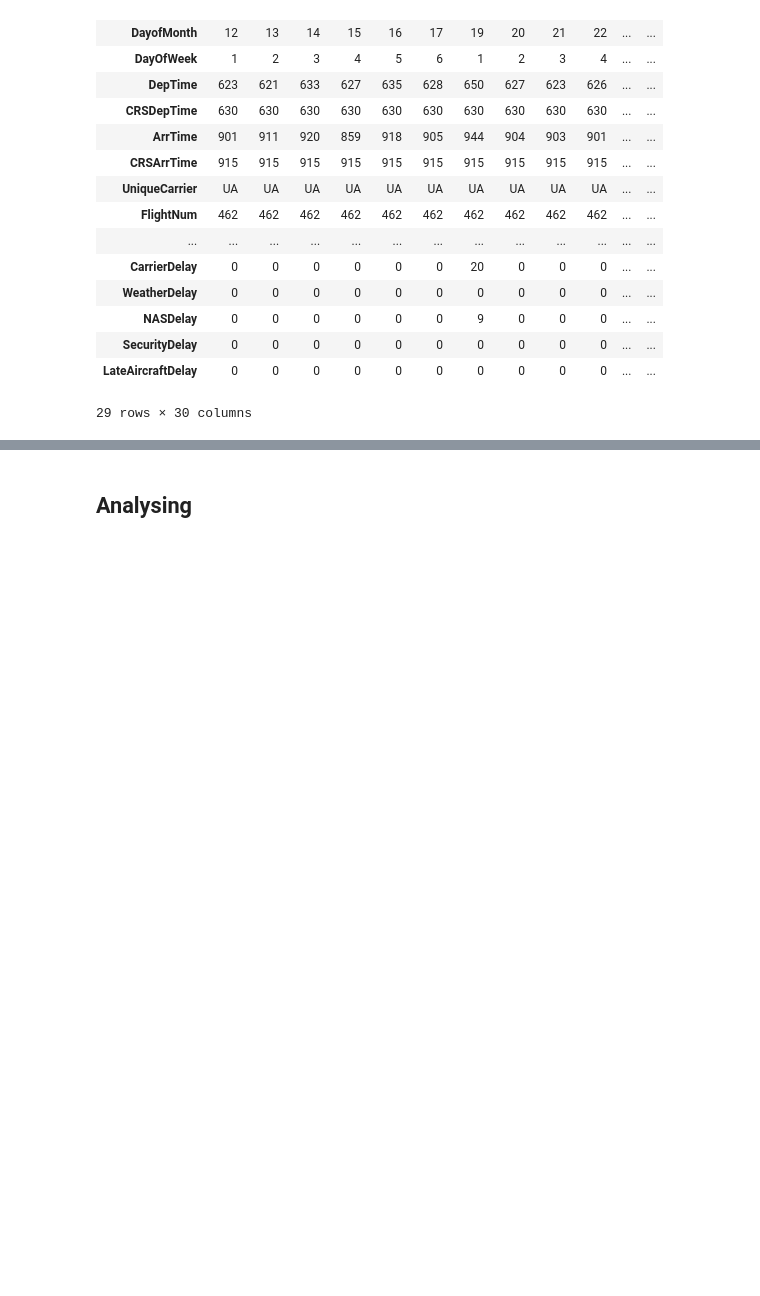
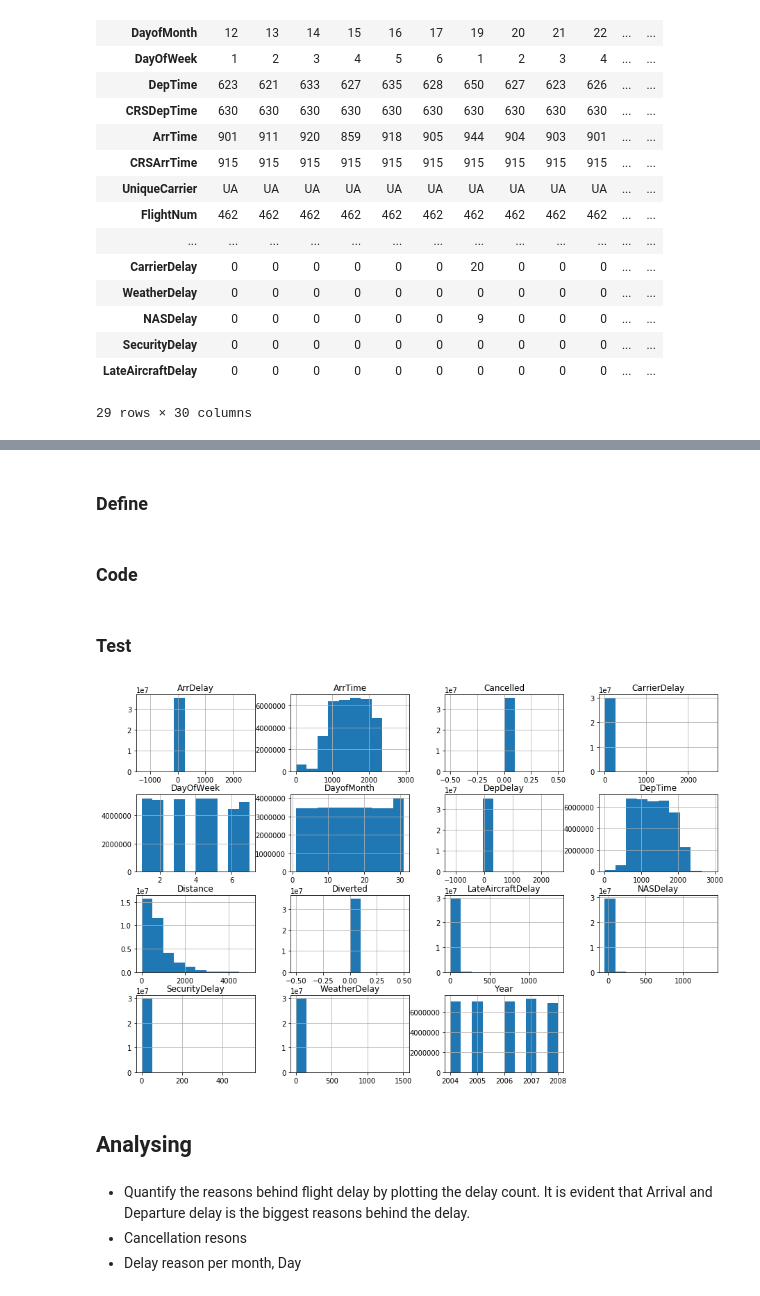
Before and after one commit to ManalAlkallas/Ford_GoBike_Analysis, a Jupyter notebook: Flight_Dataset.ipynb, the cells around one changed output, grey strips where cells are left out. Drawn from its saved outputs; the diff is of its cells as text; code cells hidden in the pictures; blank space fills up the shorter version.

```diff
--- a/Flight_Dataset.ipynb
+++ b/Flight_Dataset.ipynb
@@ -248,0 +433,6 @@ KeyError: "['year', 'month'] not in index"
+# %%
+df.dropna(subset=['ArrTime'], inplace=True)
+# %%
+df.dropna(subset=['AirTime'], inplace=True)
+# %%
+df.dropna(subset=['ArrDelay'], inplace=True)
@@ -248,0 +470,2 @@ KeyError: "['year', 'month'] not in index"
+# %%
+df['Month'] = df['Month'].apply(lambda x: calendar.month_name[x])
@@ -249,2 +497,17 @@ KeyError: "['year', 'month'] not in index"
+# %% [markdown]
+### Define
+# %% [markdown]
+### Code
+# %% [markdown]
+### Test
+# %%
+# check qucik histogram
+df.hist(figsize=[15, 10]);
+# %% [output]
+[figure, added]
 # %% [markdown]
 ## Analysing
+# %% [markdown]
+- Quantify the reasons behind flight delay by plotting the delay count. It is evident that Arrival and Departure delay is the biggest reasons behind the delay.
+- Cancellation resons
+- Delay reason per month, Day
```
Also changed, not shown: parts of 56 cells of this notebook.
